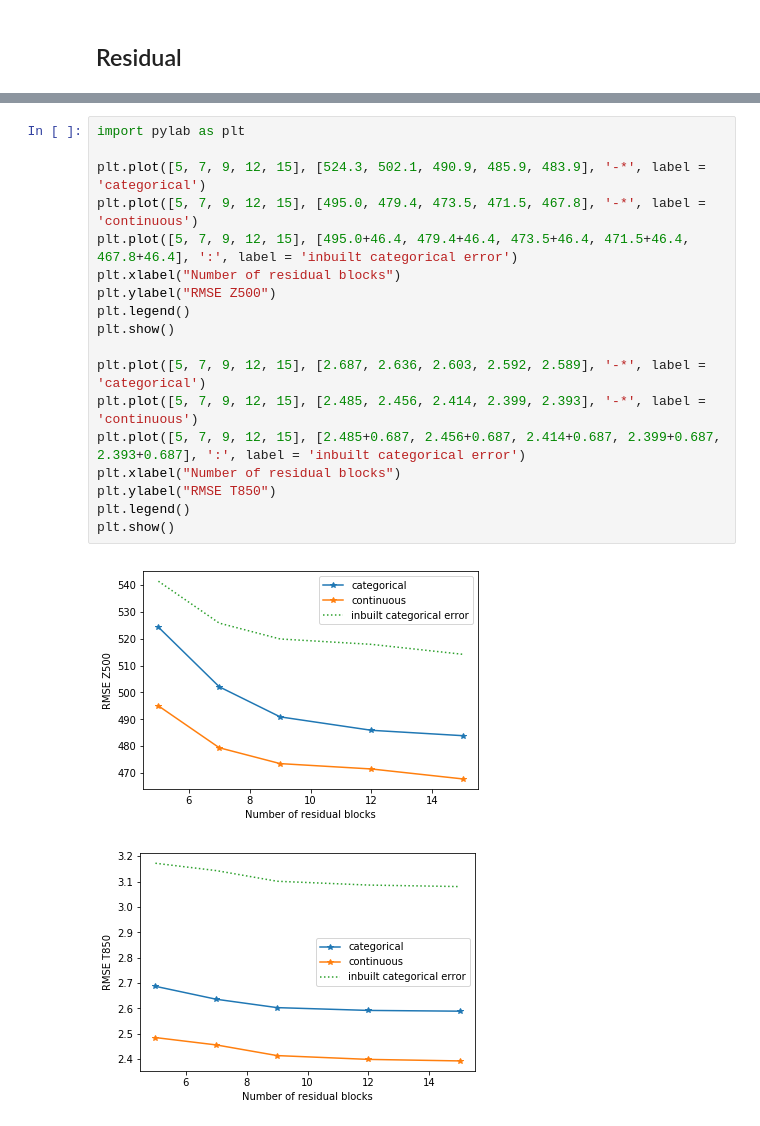
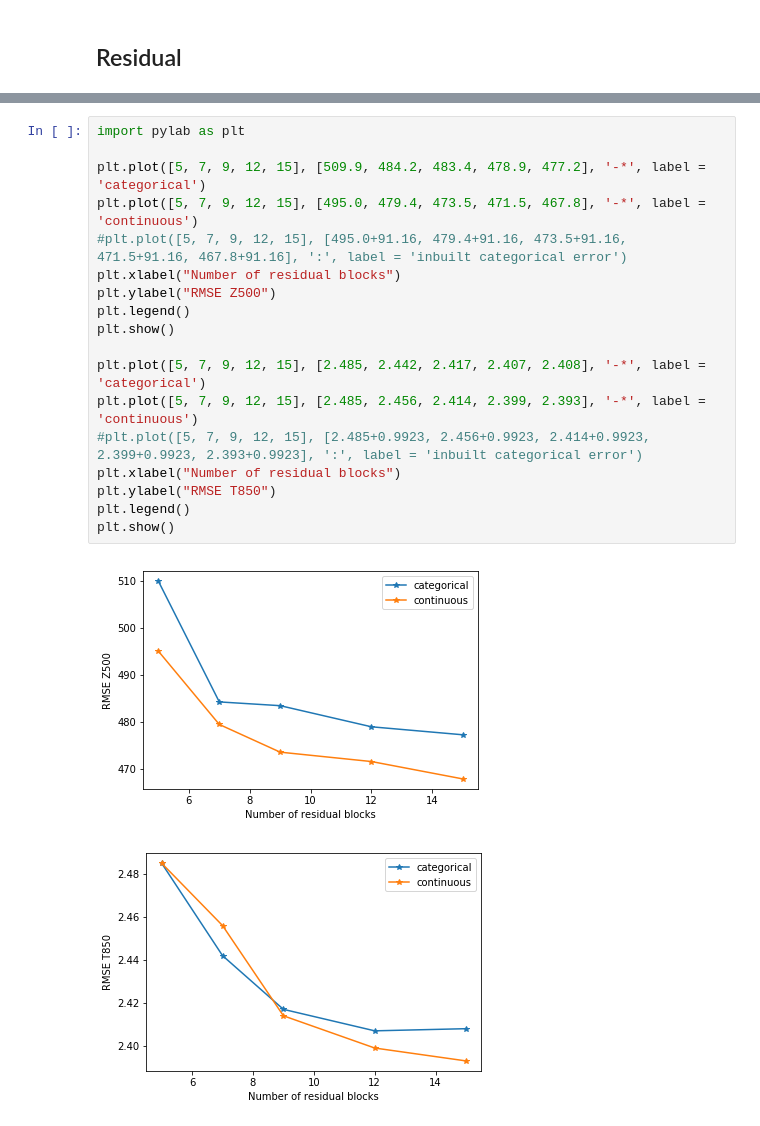
Before and after one commit to mc4117/ResNet_Weather, a Jupyter notebook: neural_notebooks/categorical/results_summary.ipynb, the cells around one changed output, grey strips where cells are left out. Saved outputs shown, nothing was run; the diff lists cells and outputs as text.

```diff
--- a/neural_notebooks/categorical/results_summary.ipynb
+++ b/neural_notebooks/categorical/results_summary.ipynb
@@ -41,21 +88,21 @@ Categorical
 # %%
 import pylab as plt
 
-plt.plot([5, 7, 9, 12, 15], [524.3, 502.1, 490.9, 485.9, 483.9], '-*', label = 'categorical')
+plt.plot([5, 7, 9, 12, 15], [509.9, 484.2, 483.4, 478.9, 477.2], '-*', label = 'categorical')
 plt.plot([5, 7, 9, 12, 15], [495.0, 479.4, 473.5, 471.5, 467.8], '-*', label = 'continuous')
-plt.plot([5, 7, 9, 12, 15], [495.0+46.4, 479.4+46.4, 473.5+46.4, 471.5+46.4, 467.8+46.4], ':', label = 'inbuilt categorical error')
+#plt.plot([5, 7, 9, 12, 15], [495.0+91.16, 479.4+91.16, 473.5+91.16, 471.5+91.16, 467.8+91.16], ':', label = 'inbuilt categorical error')
 plt.xlabel("Number of residual blocks")
 plt.ylabel("RMSE Z500")
 plt.legend()
 plt.show()
 
-plt.plot([5, 7, 9, 12, 15], [2.687, 2.636, 2.603, 2.592, 2.589], '-*', label = 'categorical')
+plt.plot([5, 7, 9, 12, 15], [2.485, 2.442, 2.417, 2.407, 2.408], '-*', label = 'categorical')
 plt.plot([5, 7, 9, 12, 15], [2.485, 2.456, 2.414, 2.399, 2.393], '-*', label = 'continuous')
-plt.plot([5, 7, 9, 12, 15], [2.485+0.687, 2.456+0.687, 2.414+0.687, 2.399+0.687, 2.393+0.687], ':', label = 'inbuilt categorical error')
+#plt.plot([5, 7, 9, 12, 15], [2.485+0.9923, 2.456+0.9923, 2.414+0.9923, 2.399+0.9923, 2.393+0.9923], ':', label = 'inbuilt categorical error')
 plt.xlabel("Number of residual blocks")
 plt.ylabel("RMSE T850")
 plt.legend()
 plt.show()
 # %% [output]
-[figure, old version]
+[figure, new version]
-[figure, old version]
+[figure, new version]
```
Also changed, not shown: parts of 8 cells of this notebook, 22 other files.
